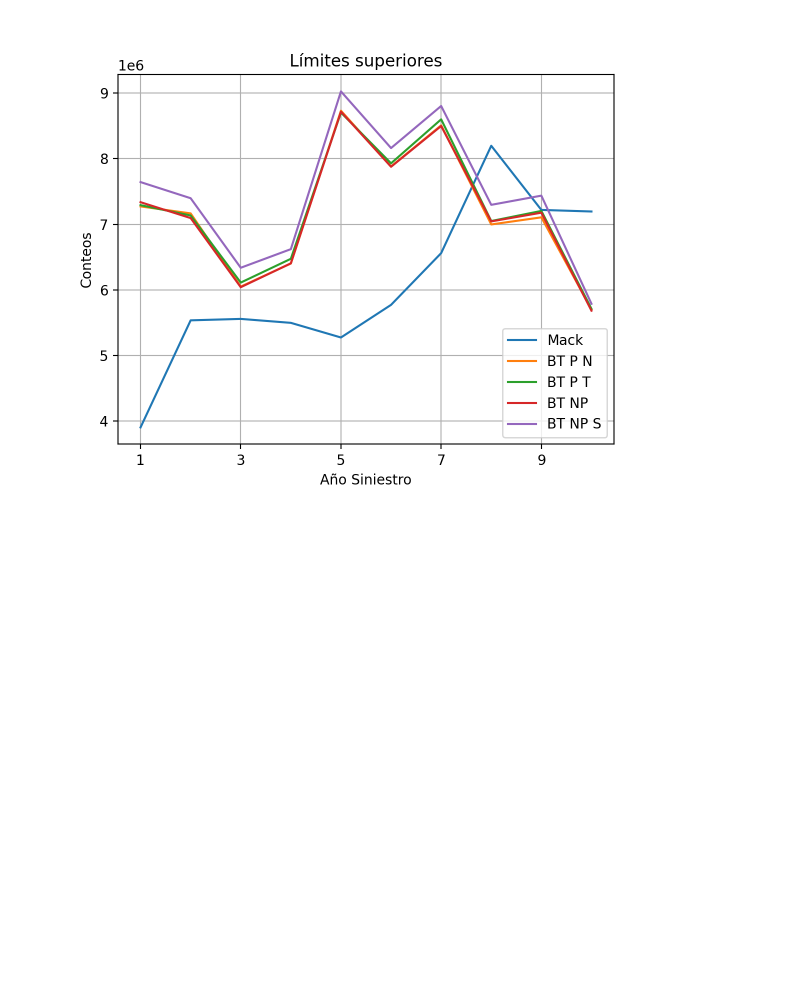
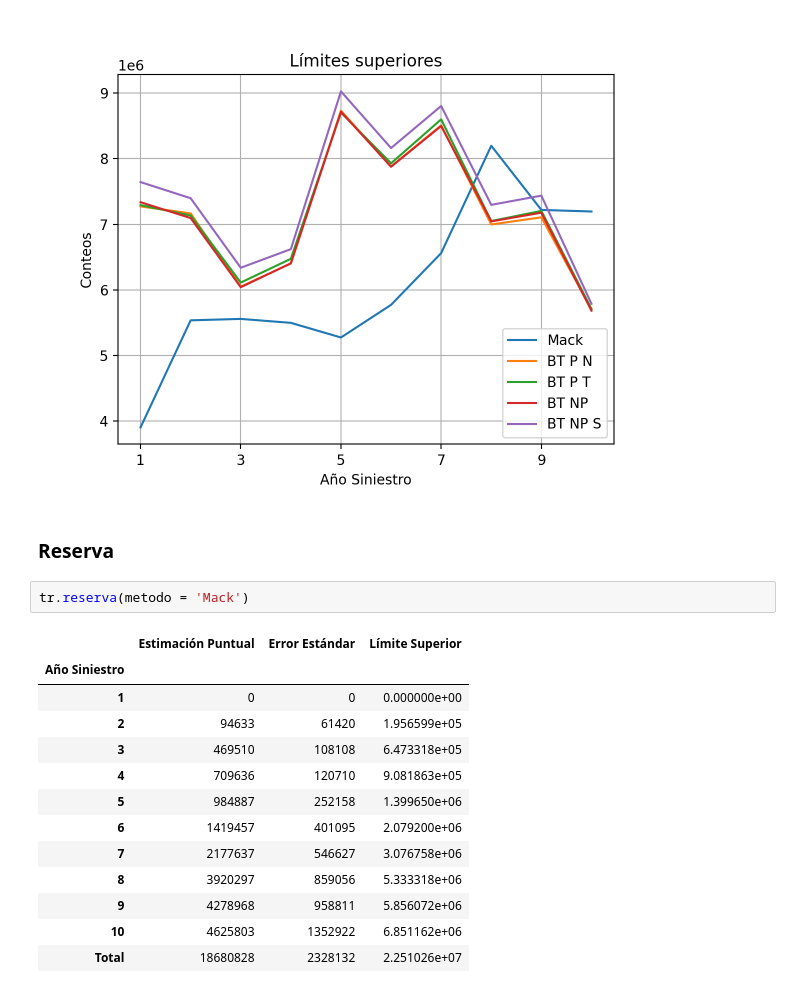
Before and after one commit to Samuel-col/IBNR-python, a Jupyter notebook: comparativa.ipynb, the cells around one changed output. Saved outputs shown, nothing was run; the diff lists cells and outputs as text; blank space fills up the shorter version.

```diff
--- a/comparativa.ipynb
+++ b/comparativa.ipynb
@@ -286,3 +286,21 @@ plt.grid()
 plt.show()
 # %% [output]
 [figure]
+# %% [markdown]
+### Reserva
+# %%
+tr.reserva(metodo = 'Mack')
+# %% [output]
+|  | Estimación Puntual | Error Estándar | Límite Superior |
+| Año Siniestro |  |  |  |
+| 1 | 0 | 0 | 0.000000e+00 |
+| 2 | 94633 | 61420 | 1.956599e+05 |
+| 3 | 469510 | 108108 | 6.473318e+05 |
+| 4 | 709636 | 120710 | 9.081863e+05 |
+| 5 | 984887 | 252158 | 1.399650e+06 |
+| 6 | 1419457 | 401095 | 2.079200e+06 |
+| 7 | 2177637 | 546627 | 3.076758e+06 |
+| 8 | 3920297 | 859056 | 5.333318e+06 |
+| 9 | 4278968 | 958811 | 5.856072e+06 |
+| 10 | 4625803 | 1352922 | 6.851162e+06 |
+| Total | 18680828 | 2328132 | 2.251026e+07 |
```
